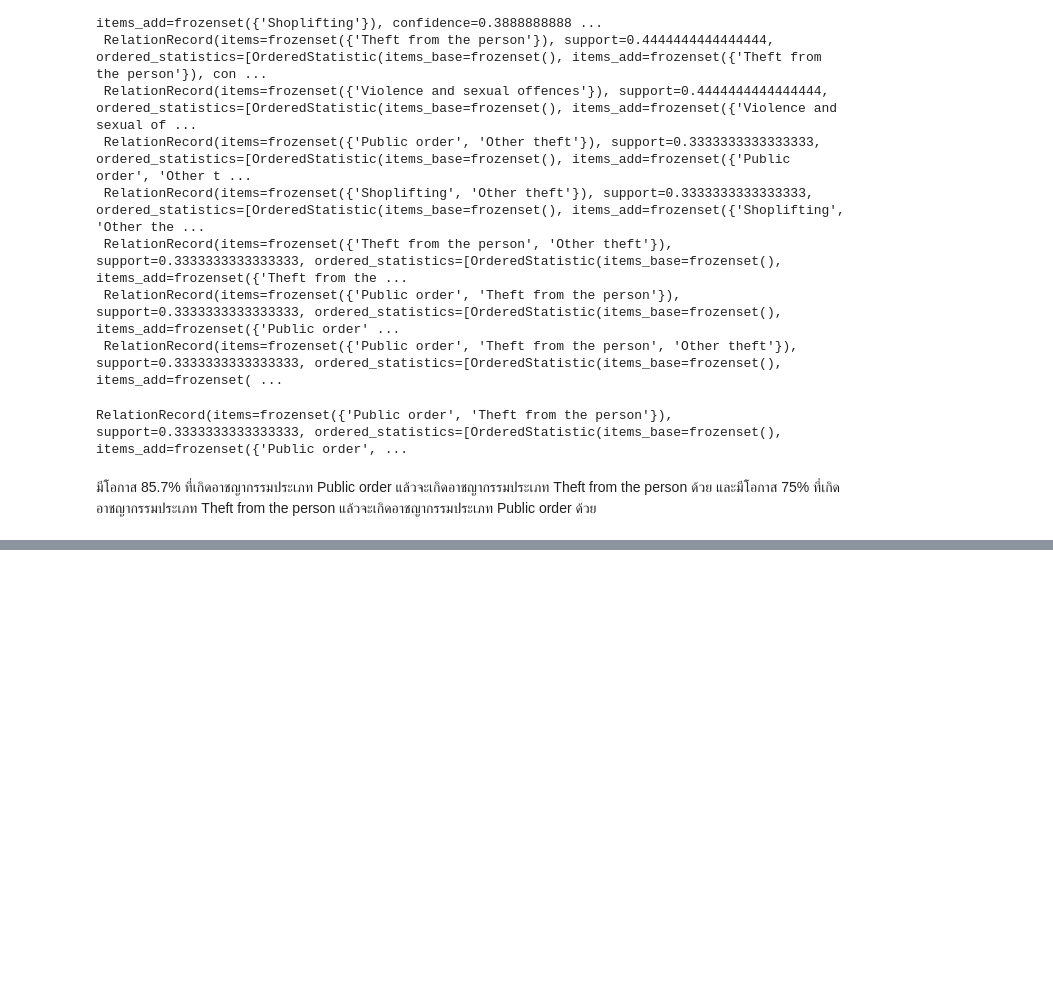
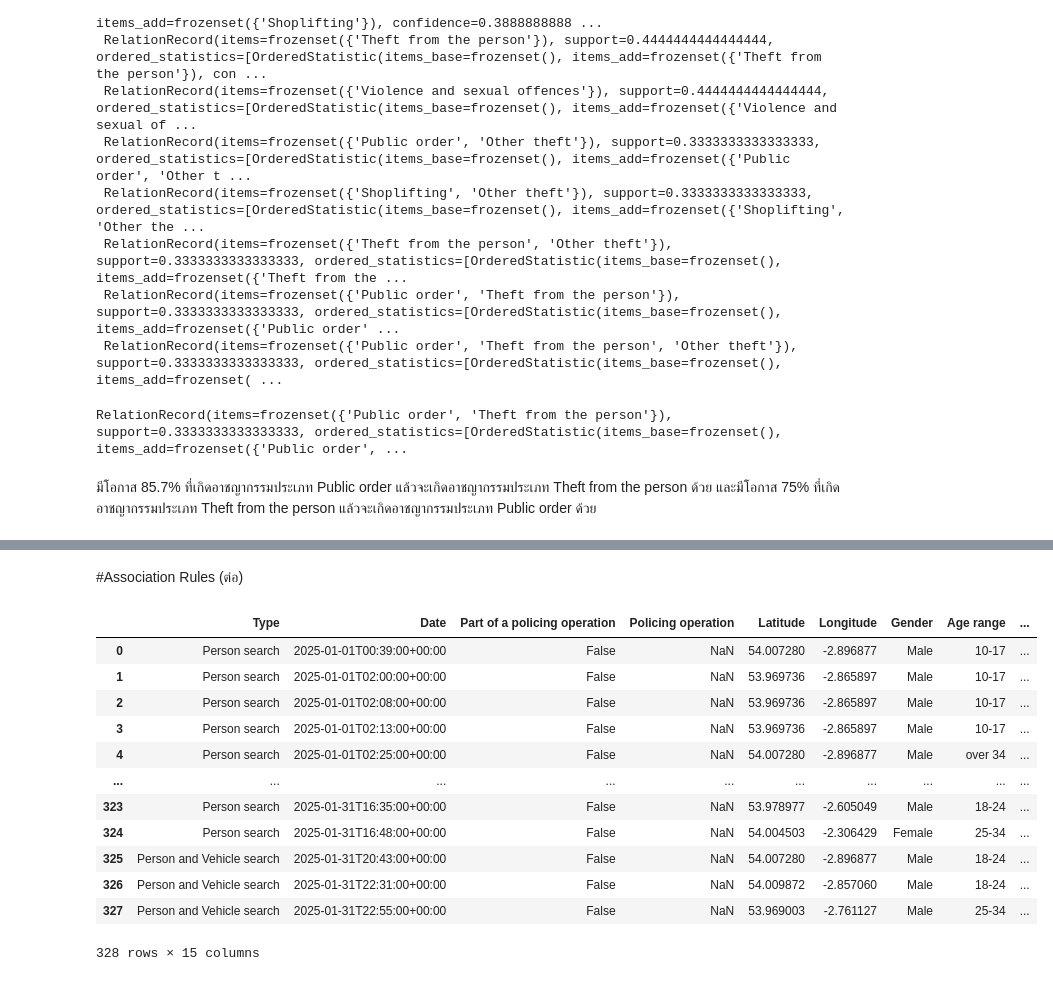
Before and after one commit to emkrit1242/MSC_DPDM_2025, a Jupyter notebook: Frequent_Patterns_(Association_Rules).ipynb, the cells around one changed output, grey strips where cells are left out. Saved outputs shown, nothing was run; the diff lists cells and outputs as text; code cells hidden in the pictures; blank space fills up the shorter version.

Commit message:
จบ Association_Rules

```diff
--- a/Frequent_Patterns_(Association_Rules).ipynb
+++ b/Frequent_Patterns_(Association_Rules).ipynb
@@ -2786,0 +277,19 @@ rules
+# %% [markdown]
+#Association Rules (ต่อ)
+# %%
+data_SS=pd.read_csv('/content/drive/MyDrive/dpdm/data/2025-01/2025-01-nottinghamshire-stop-and-search.csv')
+data_SS
+# %% [output]
+|  | Type | Date | Part of a policing operation | Policing operation | Latitude | Longitude | Gender | Age range | ... |
+| 0 | Person search | 2025-01-01T00:39:00+00:00 | False | NaN | 54.007280 | -2.896877 | Male | 10-17 | ... |
+| 1 | Person search | 2025-01-01T02:00:00+00:00 | False | NaN | 53.969736 | -2.865897 | Male | 10-17 | ... |
+| 2 | Person search | 2025-01-01T02:08:00+00:00 | False | NaN | 53.969736 | -2.865897 | Male | 10-17 | ... |
+| 3 | Person search | 2025-01-01T02:13:00+00:00 | False | NaN | 53.969736 | -2.865897 | Male | 10-17 | ... |
+| 4 | Person search | 2025-01-01T02:25:00+00:00 | False | NaN | 54.007280 | -2.896877 | Male | over 34 | ... |
+| ... | ... | ... | ... | ... | ... | ... | ... | ... | ... |
+| 323 | Person search | 2025-01-31T16:35:00+00:00 | False | NaN | 53.978977 | -2.605049 | Male | 18-24 | ... |
+| 324 | Person search | 2025-01-31T16:48:00+00:00 | False | NaN | 54.004503 | -2.306429 | Female | 25-34 | ... |
+| 325 | Person and Vehicle search | 2025-01-31T20:43:00+00:00 | False | NaN | 54.007280 | -2.896877 | Male | 18-24 | ... |
+| 326 | Person and Vehicle search | 2025-01-31T22:31:00+00:00 | False | NaN | 54.009872 | -2.857060 | Male | 18-24 | ... |
+| 327 | Person and Vehicle search | 2025-01-31T22:55:00+00:00 | False | NaN | 53.969003 | -2.761127 | Male | 25-34 | ... |
+328 rows × 15 columns
```
Also changed, not shown: parts of 215 cells of this notebook.
